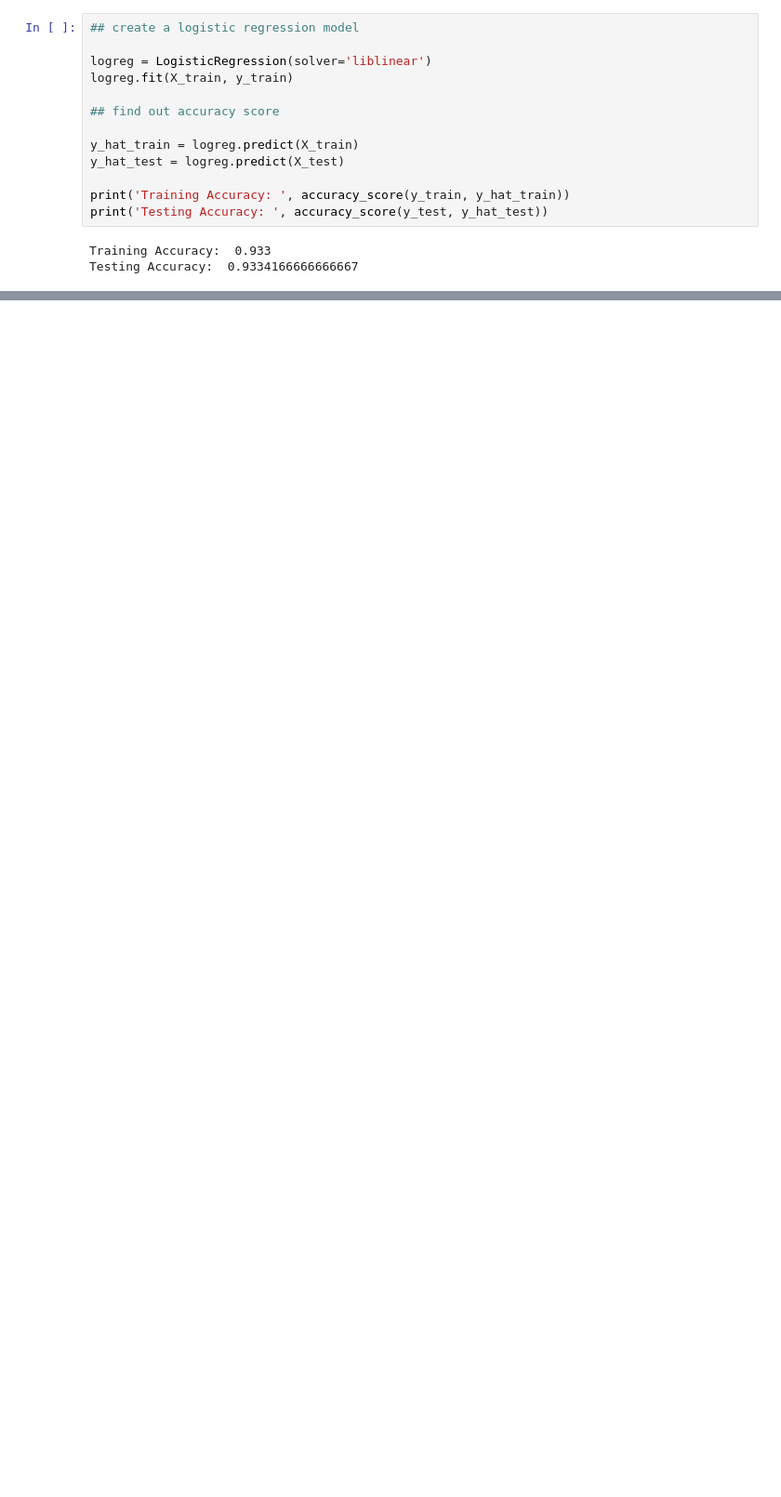
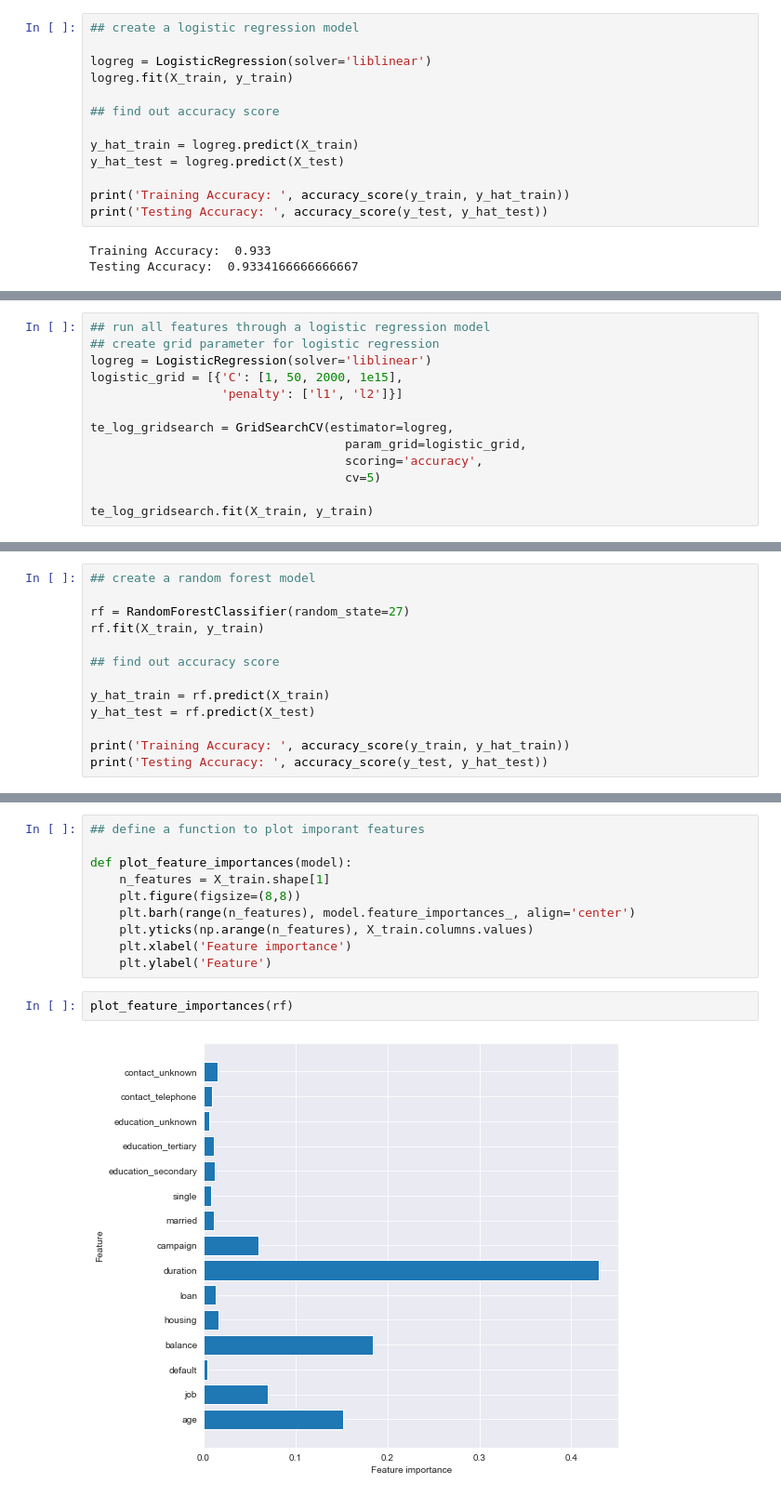
Before and after one commit to c-woo/Term-Deposit-Marketing, a Jupyter notebook: hEKjo7ytguAZ49JN.ipynb, the cells around one changed output, grey strips where cells are left out. Shown at 93% size. Saved outputs shown, nothing was run; the diff lists cells and outputs as text; blank space fills up the shorter version.

```diff
--- a/hEKjo7ytguAZ49JN.ipynb
+++ b/hEKjo7ytguAZ49JN.ipynb
@@ -316,0 +366,13 @@ Testing Accuracy:  0.9334166666666667
+# %%
+## run all features through a logistic regression model
+## create grid parameter for logistic regression
+logreg = LogisticRegression(solver='liblinear')
+logistic_grid = [{'C': [1, 50, 2000, 1e15],
+                  'penalty': ['l1', 'l2']}]
+
+te_log_gridsearch = GridSearchCV(estimator=logreg,
+                                   param_grid=logistic_grid,
+                                   scoring='accuracy',
+                                   cv=5)
+
+te_log_gridsearch.fit(X_train, y_train)
@@ -316,0 +399,13 @@ Testing Accuracy:  0.9334166666666667
+# %%
+## create a random forest model
+
+rf = RandomForestClassifier(random_state=27)
+rf.fit(X_train, y_train)
+
+## find out accuracy score
+
+y_hat_train = rf.predict(X_train)
+y_hat_test = rf.predict(X_test)
+
+print('Training Accuracy: ', accuracy_score(y_train, y_hat_train))
+print('Testing Accuracy: ', accuracy_score(y_test, y_hat_test))
@@ -316,0 +424,14 @@ Testing Accuracy:  0.9334166666666667
+# %%
+## define a function to plot imporant features
+
+def plot_feature_importances(model):
+    n_features = X_train.shape[1]
+    plt.figure(figsize=(8,8))
+    plt.barh(range(n_features), model.feature_importances_, align='center')
+    plt.yticks(np.arange(n_features), X_train.columns.values)
+    plt.xlabel('Feature importance')
+    plt.ylabel('Feature')
+# %%
+plot_feature_importances(rf)
+# %% [output]
+[figure, added]
```
Also changed, not shown: parts of 65 cells of this notebook.
